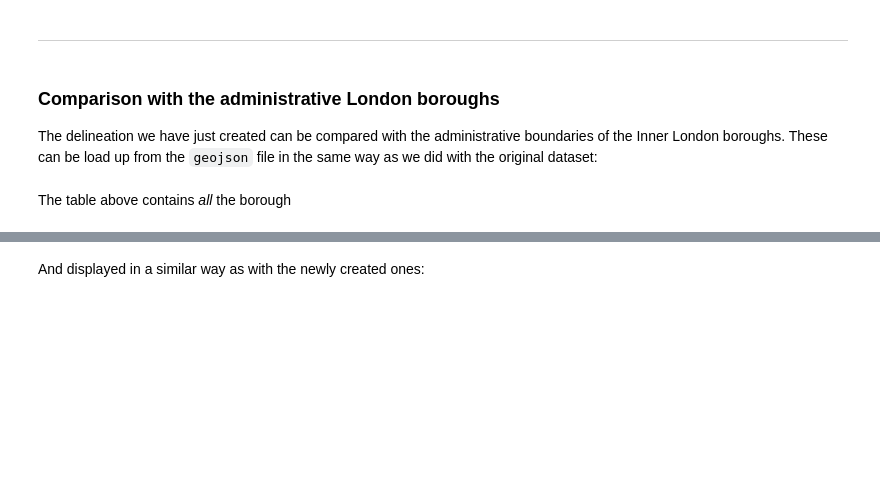
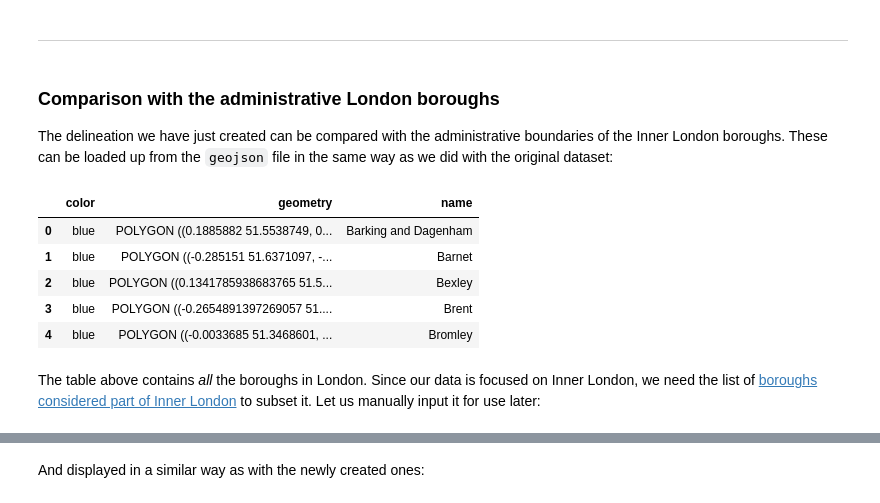
Before and after one commit to darribas/gds15, a Jupyter notebook: content/labs/lab_08.ipynb, the cells around one changed output, grey strips where cells are left out. Cells and saved outputs as stored; diff of their text form; code cells hidden in the pictures; blank space fills up the shorter version.

```diff
--- a/content/labs/lab_08.ipynb
+++ b/content/labs/lab_08.ipynb
@@ -523,8 +523,16 @@ plt.show()
 # %% [markdown]
 ### Comparison with the administrative London boroughs
 
-The delineation we have just created can be compared with the administrative boundaries of the Inner London boroughs. These can be load up from the `geojson` file in the same way as we did with the original dataset:
+The delineation we have just created can be compared with the administrative boundaries of the Inner London boroughs. These can be loaded up from the `geojson` file in the same way as we did with the original dataset:
 # %%
 admin_boroughs = gpd.read_file(path+'london_boroughs.geojson')
+admin_boroughs.head()
+# %% [output]
+|  | color | geometry | name |
+| 0 | blue | POLYGON ((0.1885882 51.5538749, 0... | Barking and Dagenham |
+| 1 | blue | POLYGON ((-0.285151 51.6371097, -... | Barnet |
+| 2 | blue | POLYGON ((0.1341785938683765 51.5... | Bexley |
+| 3 | blue | POLYGON ((-0.2654891397269057 51.... | Brent |
+| 4 | blue | POLYGON ((-0.0033685 51.3468601, ... | Bromley |
-# %% [markdown]
-The table above contains *all* the borough
+# %% [markdown]
+The table above contains *all* the boroughs in London. Since our data is focused on Inner London, we need the list of [boroughs considered part of Inner London](https://en.wikipedia.org/wiki/Inner_London) to subset it. Let us manually input it for use later:
```
Also changed, not shown: parts of 18 cells of this notebook, 2 other files.
